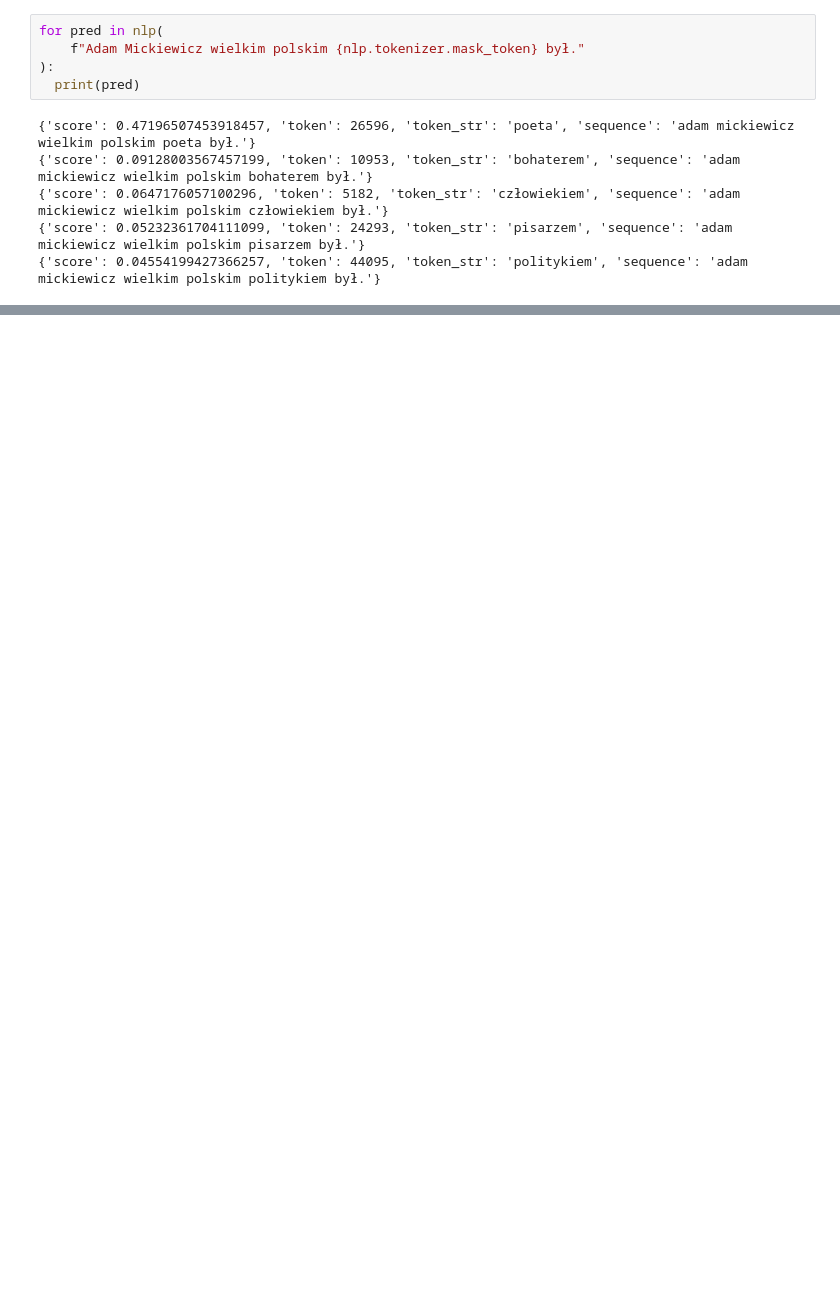
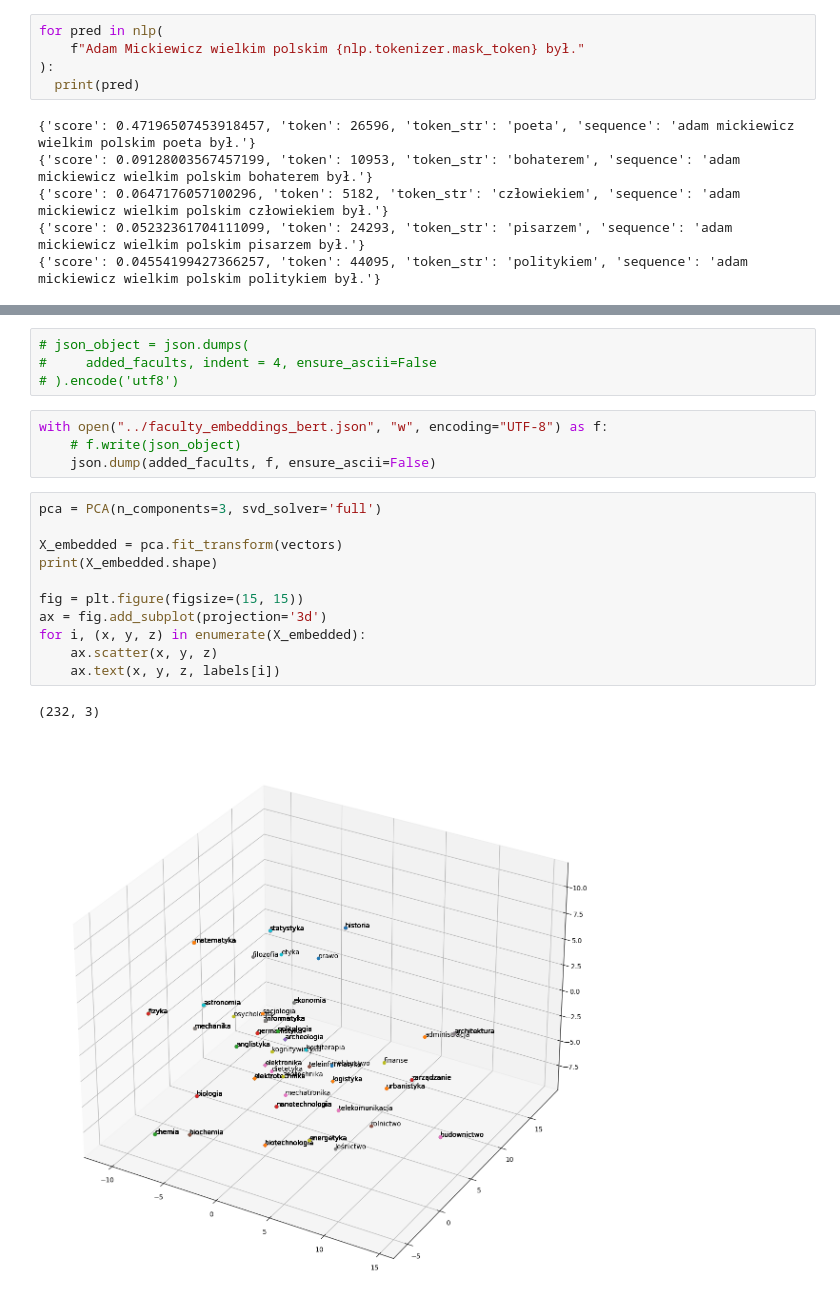
Before and after one commit to jakub-lat/hackyeah-2023, a Jupyter notebook: src/data/notebooks/embeddings.ipynb, the cells around one changed output, grey strips where cells are left out. Drawn from its saved outputs; the diff is of its cells as text; blank space fills up the shorter version.

Commit message:
Generate embeddings (#30)
Add embeddings

```diff
--- a/src/data/notebooks/embeddings.ipynb
+++ b/src/data/notebooks/embeddings.ipynb
@@ -91,0 +272,22 @@ dir
+# %%
+# json_object = json.dumps(
+#     added_facults, indent = 4, ensure_ascii=False
+# ).encode('utf8')
+# %%
+with open("../faculty_embeddings_bert.json", "w", encoding="UTF-8") as f:
+    # f.write(json_object)
+    json.dump(added_facults, f, ensure_ascii=False)
+# %%
+pca = PCA(n_components=3, svd_solver='full')
+
+X_embedded = pca.fit_transform(vectors)
+print(X_embedded.shape)
+
+fig = plt.figure(figsize=(15, 15))
+ax = fig.add_subplot(projection='3d')
+for i, (x, y, z) in enumerate(X_embedded):
+    ax.scatter(x, y, z)
+    ax.text(x, y, z, labels[i])
+# %% [output]
+(232, 3)
+[figure, added]
```
Also changed, not shown: parts of 22 cells of this notebook, 6 other files.
